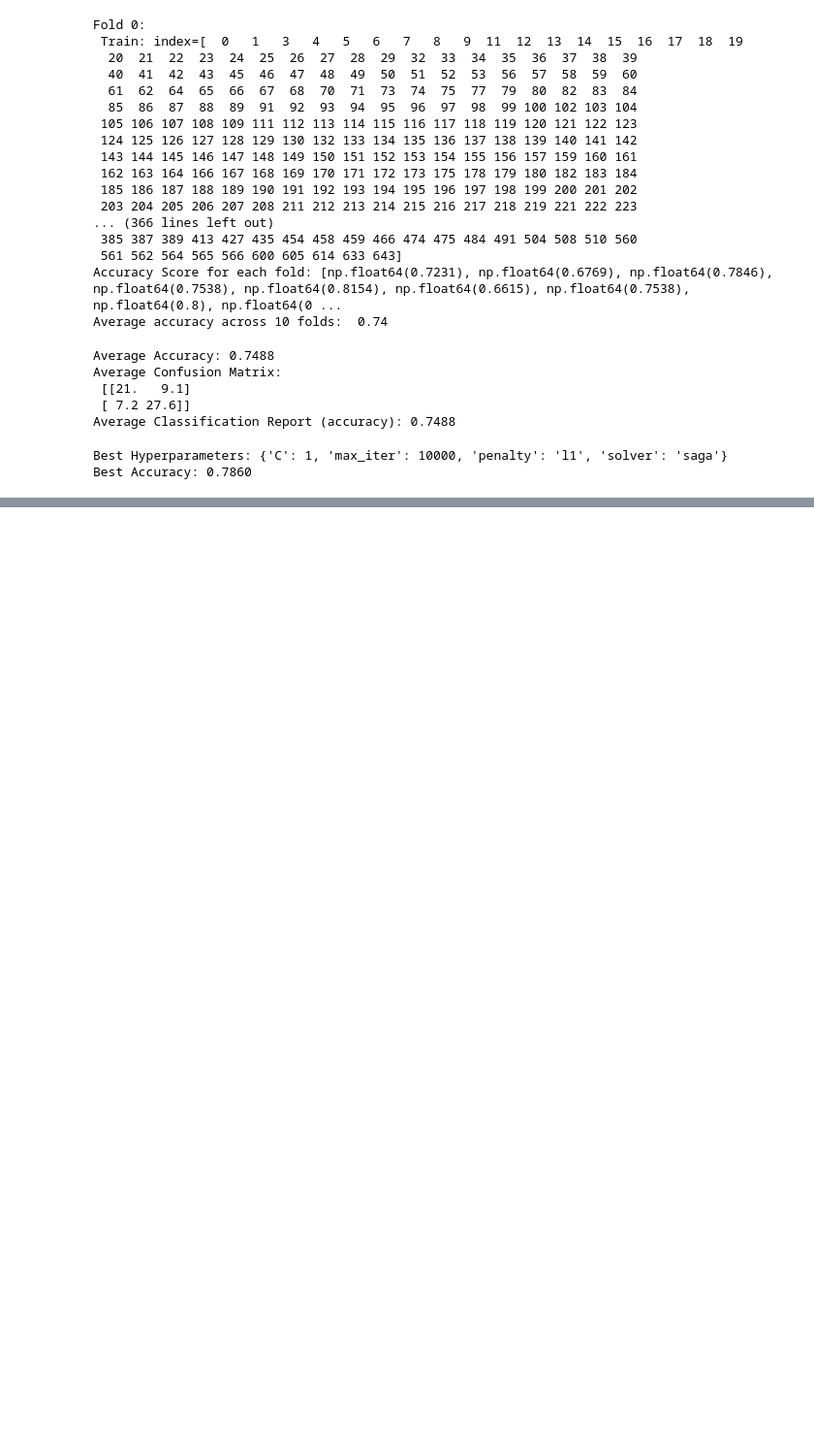
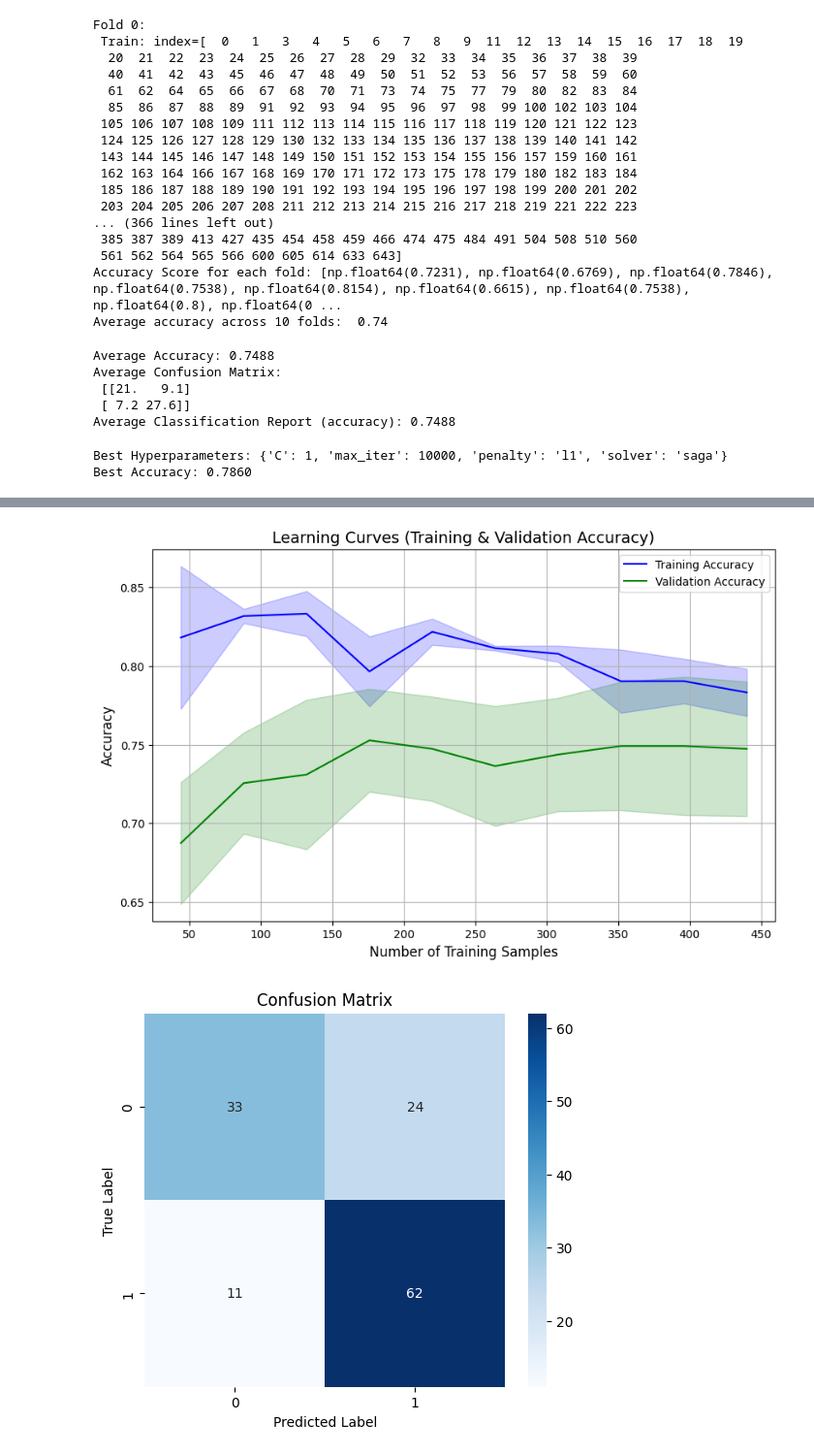
Before and after one commit to Patrick-Devine33/Academic-Success-Predictor, a Jupyter notebook: models/Logistic_Regression.ipynb, the cells around one changed output, grey strips where cells are left out. Shown at 97% size. Cells and saved outputs as stored; diff of their text form; code cells hidden in the pictures; blank space fills up the shorter version.

Commit message:
finalisation of model

```diff
--- a/models/Logistic_Regression.ipynb
+++ b/models/Logistic_Regression.ipynb
@@ -422,0 +425,42 @@ plt.show()
+# %%
+train_sizes, train_scores, val_scores = learning_curve(
+    final_model,
+    X_train_smote,
+    y_train_smote,
+    train_sizes=np.linspace(0.1, 1.0, 10),
+    cv=5,
+    n_jobs=-1,
+    scoring='accuracy'
+)
+
+train_mean = np.mean(train_scores, axis=1)
+val_mean = np.mean(val_scores, axis=1)
+train_std = np.std(train_scores, axis=1)
+val_std = np.std(val_scores, axis=1)
+
+plt.figure(figsize=(10, 6))
+plt.plot(train_sizes, train_mean, label='Training Accuracy', color='blue')
+plt.plot(train_sizes, val_mean, label='Validation Accuracy', color='green')
+
+plt.fill_between(train_sizes, train_mean - train_std, train_mean + train_std, color='blue', alpha=0.2)
+plt.fill_between(train_sizes, val_mean - val_std, val_mean + val_std, color='green', alpha=0.2)
+
+plt.title('Learning Curves (Training & Validation Accuracy)', fontsize=14)
+plt.xlabel('Number of Training Samples', fontsize=12)
+plt.ylabel('Accuracy', fontsize=12)
+plt.legend(loc='best')
+plt.grid(True)
+
+plt.show()
+
+cm = confusion_matrix(y_test, y_pred)
+
+plt.figure(figsize=(6, 5))
+sns.heatmap(cm, annot=True, fmt='d', cmap='Blues', xticklabels=['0', '1'], yticklabels=['0', '1'])
+plt.title('Confusion Matrix')
+plt.xlabel('Predicted Label')
+plt.ylabel('True Label')
+plt.show()
+# %% [output]
+[figure, added]
+[figure, added]
```
Also changed, not shown: parts of 7 cells of this notebook.
